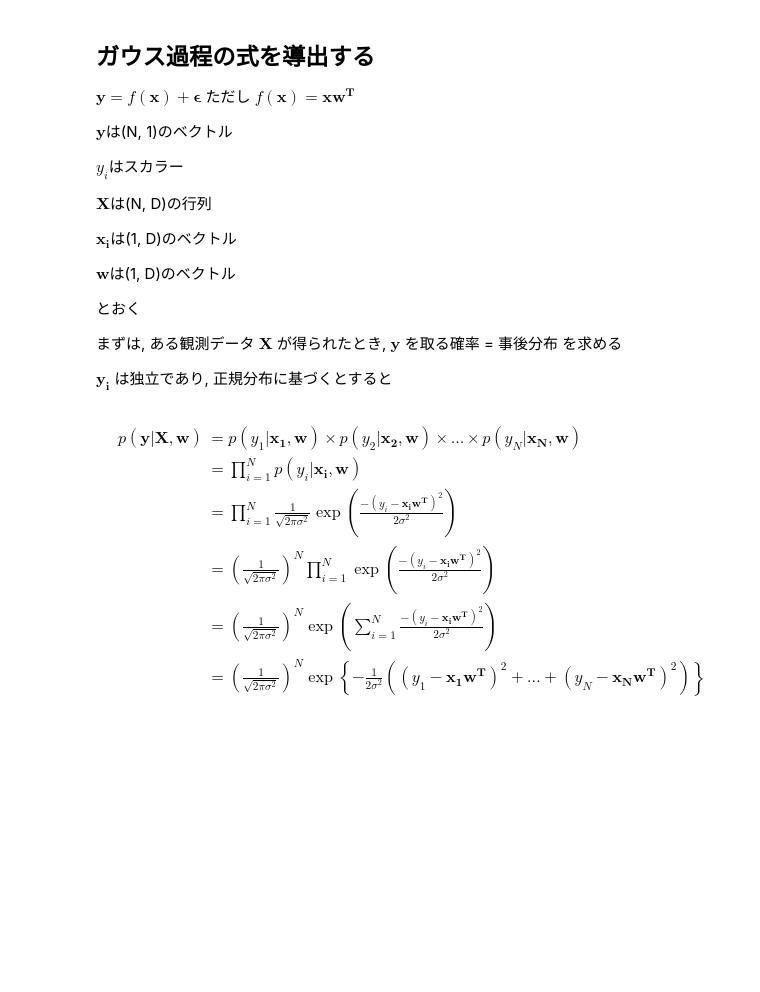
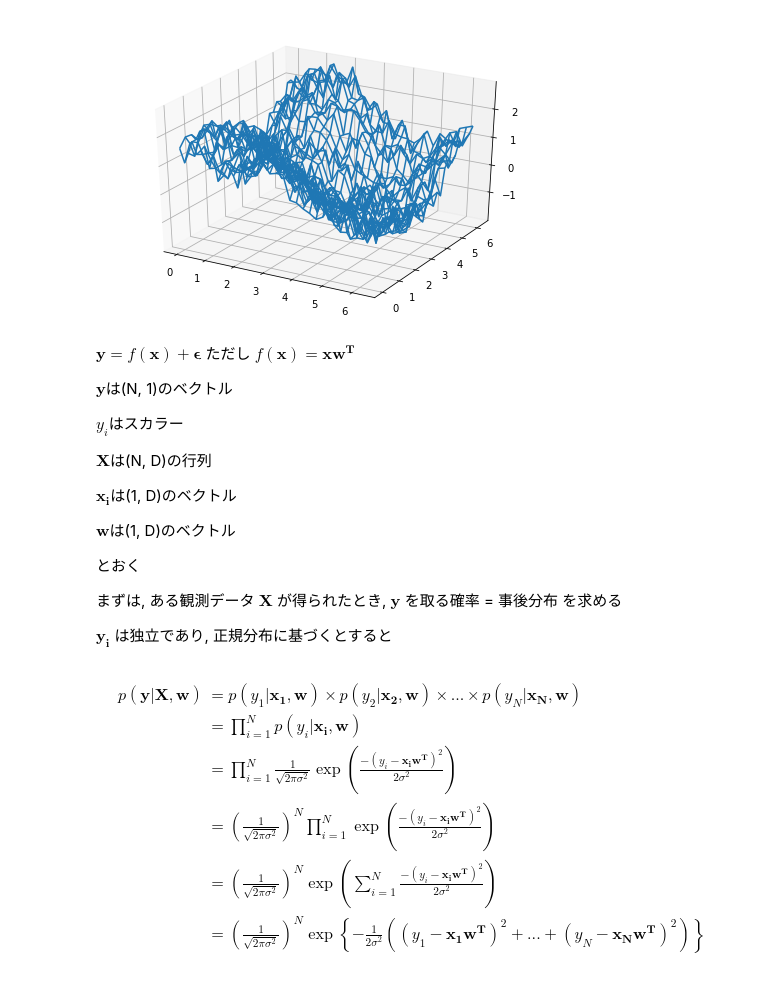
Before and after one commit to uema/gp-scratch, a Jupyter notebook: derivation.ipynb, the cells around one changed output. Saved outputs shown, nothing was run; the diff lists cells and outputs as text; code cells hidden in the pictures; blank space fills up the shorter version.

```diff
--- a/derivation.ipynb
+++ b/derivation.ipynb
@@ -1,5 +31,20 @@
+# %%
+N = 30
+X1, X2 = np.meshgrid(np.linspace(0, 2*np.pi, N), np.linspace(0, 2*np.pi, N))
+X = np.c_[np.ravel(X1), np.ravel(X2)]
+
+target = (np.sin(X[:,0])+np.cos(X[:,1])+np.random.rand(X.shape[0])).reshape(X1.shape)
+
+fig = plt.figure()
+ax = Axes3D(fig)
+ax.plot_wireframe(X1, X2, target)
+
+plt.show()
+# %% [output]
+[figure, added]
 # %% [markdown]
-## ガウス過程の式を導出する
+
+
 
 $\boldsymbol{y}=f(\boldsymbol{x})+\boldsymbol{\epsilon}$ ただし $f(\boldsymbol{x}) = \boldsymbol{xw^T}$
 
```
Also changed, not shown: parts of 5 cells of this notebook.
